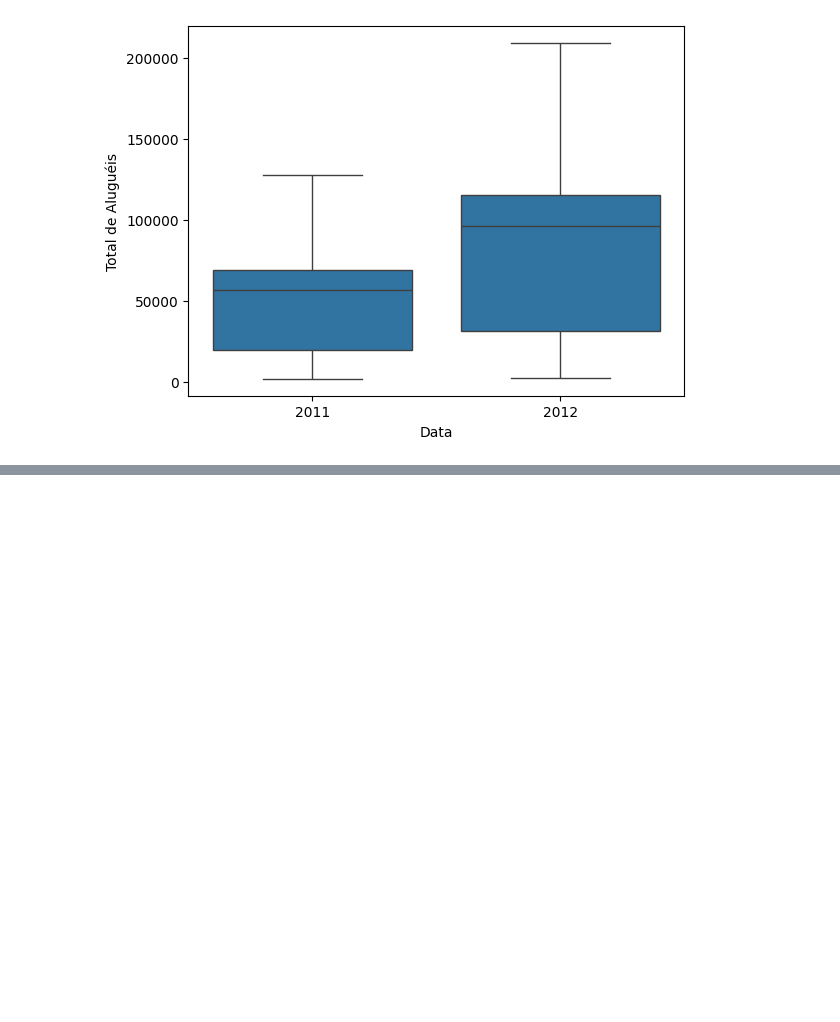
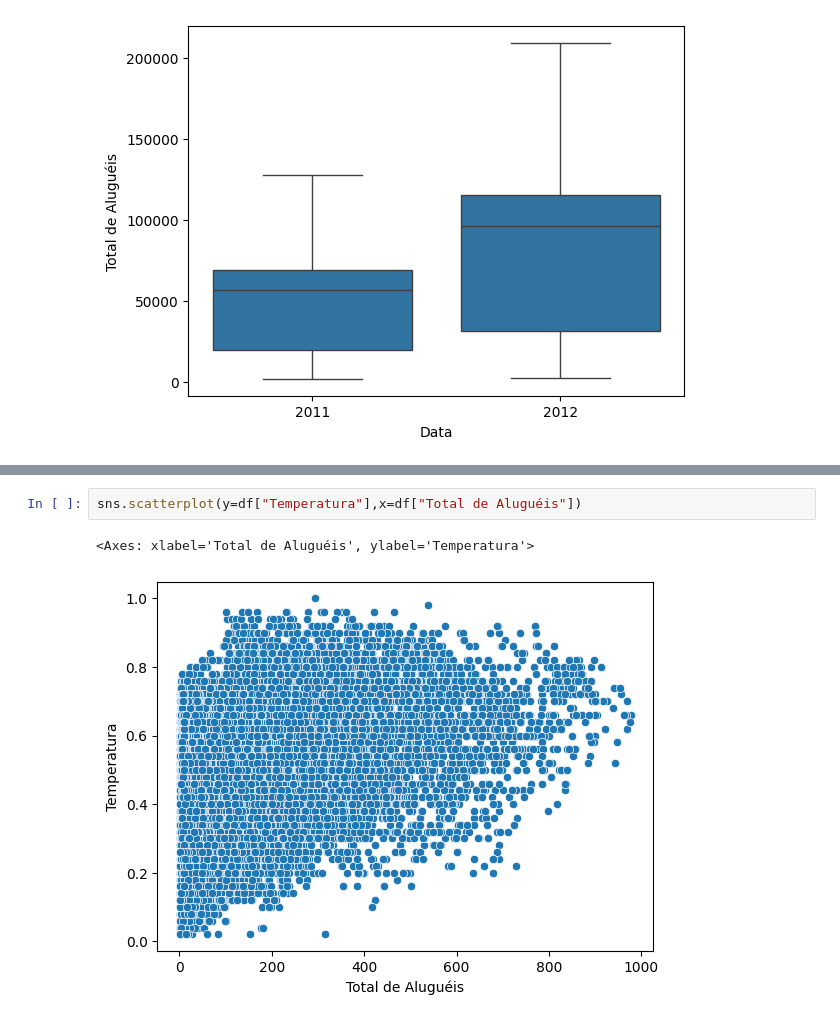
Before and after one commit to luh-s/DashBoard_Bikes, a Jupyter notebook: Tratamento.ipynb, the cells around one changed output, grey strips where cells are left out. Cells and saved outputs as stored; diff of their text form; blank space fills up the shorter version.

```diff
--- a/Tratamento.ipynb
+++ b/Tratamento.ipynb
@@ -220,0 +260,5 @@ sns.boxplot(y=media_por_hora["Total de Aluguéis"],x=media_por_hora["Data"])
+# %%
+sns.scatterplot(y=df["Temperatura"],x=df["Total de Aluguéis"])
+# %% [output]
+<Axes: xlabel='Total de Aluguéis', ylabel='Temperatura'>
+[figure, added]
```
Also changed, not shown: parts of 4 cells of this notebook.
